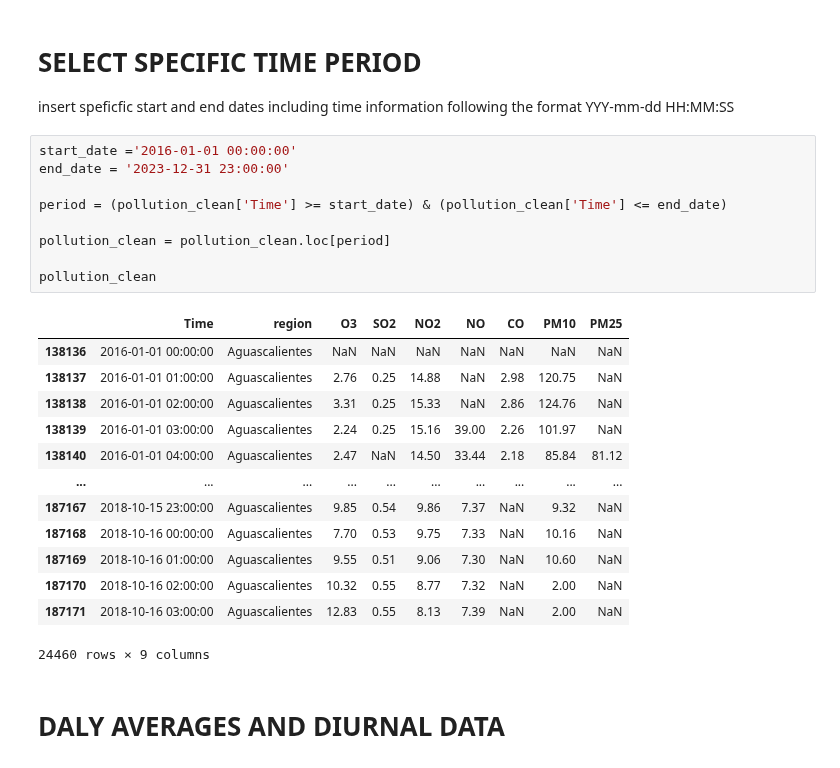
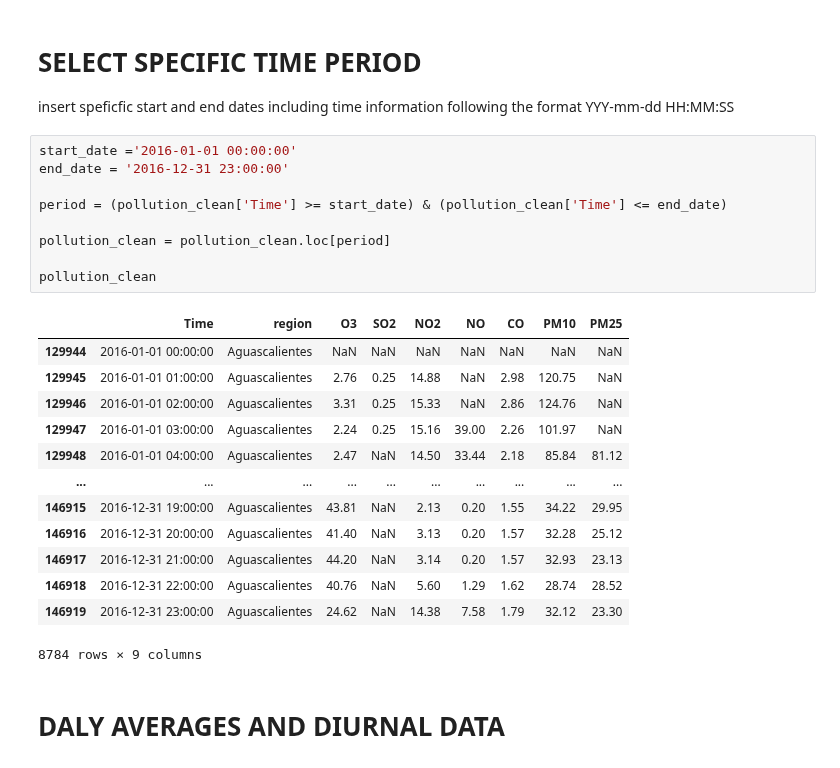
Before and after one commit to anscch/ATPAD-LAIDEA-UNAM, a Jupyter notebook: POLLUTION_ATPAD.ipynb, the cells around one changed output. Drawn from its saved outputs; the diff is of its cells as text.

```diff
--- a/POLLUTION_ATPAD.ipynb
+++ b/POLLUTION_ATPAD.ipynb
@@ -382,27 +382,27 @@ pollution_clean
 insert speficfic start and end dates including time information following the format YYY-mm-dd HH:MM:SS
 # %%
 start_date ='2016-01-01 00:00:00'
-end_date = '2023-12-31 23:00:00'
+end_date = '2016-12-31 23:00:00'
 
 period = (pollution_clean['Time'] >= start_date) & (pollution_clean['Time'] <= end_date)
 
 pollution_clean = pollution_clean.loc[period]
 
 pollution_clean
 # %% [output]
 |  | Time | region | O3 | SO2 | NO2 | NO | CO | PM10 | PM25 |
-| 138136 | 2016-01-01 00:00:00 | Aguascalientes | NaN | NaN | NaN | NaN | NaN | NaN | NaN |
-| 138137 | 2016-01-01 01:00:00 | Aguascalientes | 2.76 | 0.25 | 14.88 | NaN | 2.98 | 120.75 | NaN |
-| 138138 | 2016-01-01 02:00:00 | Aguascalientes | 3.31 | 0.25 | 15.33 | NaN | 2.86 | 124.76 | NaN |
-| 138139 | 2016-01-01 03:00:00 | Aguascalientes | 2.24 | 0.25 | 15.16 | 39.00 | 2.26 | 101.97 | NaN |
-| 138140 | 2016-01-01 04:00:00 | Aguascalientes | 2.47 | NaN | 14.50 | 33.44 | 2.18 | 85.84 | 81.12 |
+| 129944 | 2016-01-01 00:00:00 | Aguascalientes | NaN | NaN | NaN | NaN | NaN | NaN | NaN |
+| 129945 | 2016-01-01 01:00:00 | Aguascalientes | 2.76 | 0.25 | 14.88 | NaN | 2.98 | 120.75 | NaN |
+| 129946 | 2016-01-01 02:00:00 | Aguascalientes | 3.31 | 0.25 | 15.33 | NaN | 2.86 | 124.76 | NaN |
+| 129947 | 2016-01-01 03:00:00 | Aguascalientes | 2.24 | 0.25 | 15.16 | 39.00 | 2.26 | 101.97 | NaN |
+| 129948 | 2016-01-01 04:00:00 | Aguascalientes | 2.47 | NaN | 14.50 | 33.44 | 2.18 | 85.84 | 81.12 |
 | ... | ... | ... | ... | ... | ... | ... | ... | ... | ... |
-| 187167 | 2018-10-15 23:00:00 | Aguascalientes | 9.85 | 0.54 | 9.86 | 7.37 | NaN | 9.32 | NaN |
-| 187168 | 2018-10-16 00:00:00 | Aguascalientes | 7.70 | 0.53 | 9.75 | 7.33 | NaN | 10.16 | NaN |
-| 187169 | 2018-10-16 01:00:00 | Aguascalientes | 9.55 | 0.51 | 9.06 | 7.30 | NaN | 10.60 | NaN |
-| 187170 | 2018-10-16 02:00:00 | Aguascalientes | 10.32 | 0.55 | 8.77 | 7.32 | NaN | 2.00 | NaN |
-| 187171 | 2018-10-16 03:00:00 | Aguascalientes | 12.83 | 0.55 | 8.13 | 7.39 | NaN | 2.00 | NaN |
+| 146915 | 2016-12-31 19:00:00 | Aguascalientes | 43.81 | NaN | 2.13 | 0.20 | 1.55 | 34.22 | 29.95 |
+| 146916 | 2016-12-31 20:00:00 | Aguascalientes | 41.40 | NaN | 3.13 | 0.20 | 1.57 | 32.28 | 25.12 |
+| 146917 | 2016-12-31 21:00:00 | Aguascalientes | 44.20 | NaN | 3.14 | 0.20 | 1.57 | 32.93 | 23.13 |
+| 146918 | 2016-12-31 22:00:00 | Aguascalientes | 40.76 | NaN | 5.60 | 1.29 | 1.62 | 28.74 | 28.52 |
+| 146919 | 2016-12-31 23:00:00 | Aguascalientes | 24.62 | NaN | 14.38 | 7.58 | 1.79 | 32.12 | 23.30 |
-24460 rows × 9 columns
+8784 rows × 9 columns
 # %% [markdown]
 # DALY AVERAGES AND DIURNAL DATA
 # %%
```
Also changed, not shown: parts of 3 cells of this notebook.
